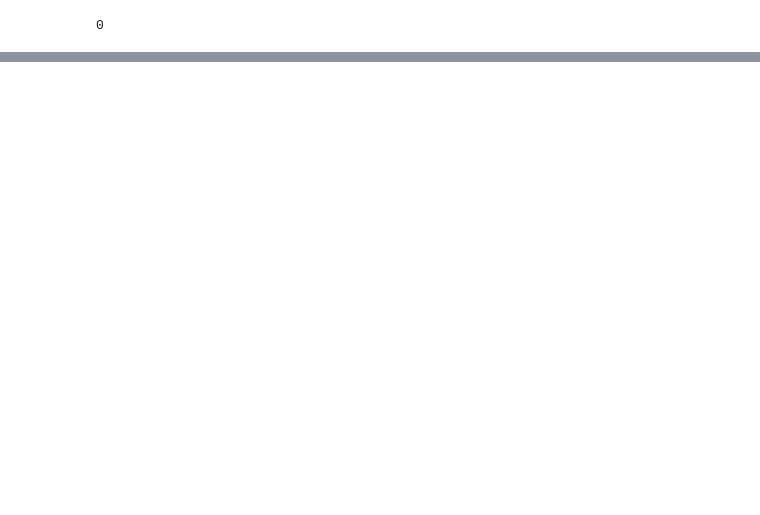
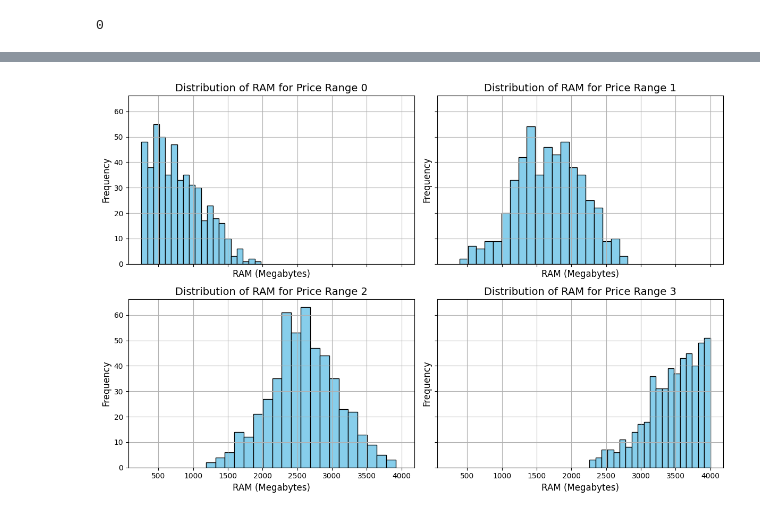
Before and after one commit to ahmed0elsafty/maidscc_challenge, a Jupyter notebook: python-project.ipynb, the cells around one changed output, grey strips where cells are left out. Saved outputs shown, nothing was run; the diff lists cells and outputs as text; code cells hidden in the pictures; blank space fills up the shorter version.

```diff
--- a/python-project.ipynb
+++ b/python-project.ipynb
@@ -714,0 +301,23 @@ RandomForestClassifier(random_state=42)
+# %%
+# Set up the figure and axes
+fig, axes = plt.subplots(2, 2, figsize=(12, 8), sharex=True, sharey=True)
+
+# Iterate through each price range
+for i, ax in enumerate(axes.flatten()):
+    # Filter data for the current price range
+    price_range_data = train[train['price_range'] == i]
+
+    # Plot the histogram of RAM for the current price range
+    ax.hist(price_range_data['ram'], bins=20, color='skyblue', edgecolor='black')
+
+    # Add labels and title for each subplot
+    ax.set_xlabel('RAM (Megabytes)', fontsize=12)
+    ax.set_ylabel('Frequency', fontsize=12)
+    ax.set_title(f'Distribution of RAM for Price Range {i}', fontsize=14)
+    ax.grid(True)
+
+# Adjust layout and show the plot
+plt.tight_layout()
+plt.show()
+# %% [output]
+[figure, added]
```
Also changed, not shown: parts of 84 cells of this notebook, 1 other file.
